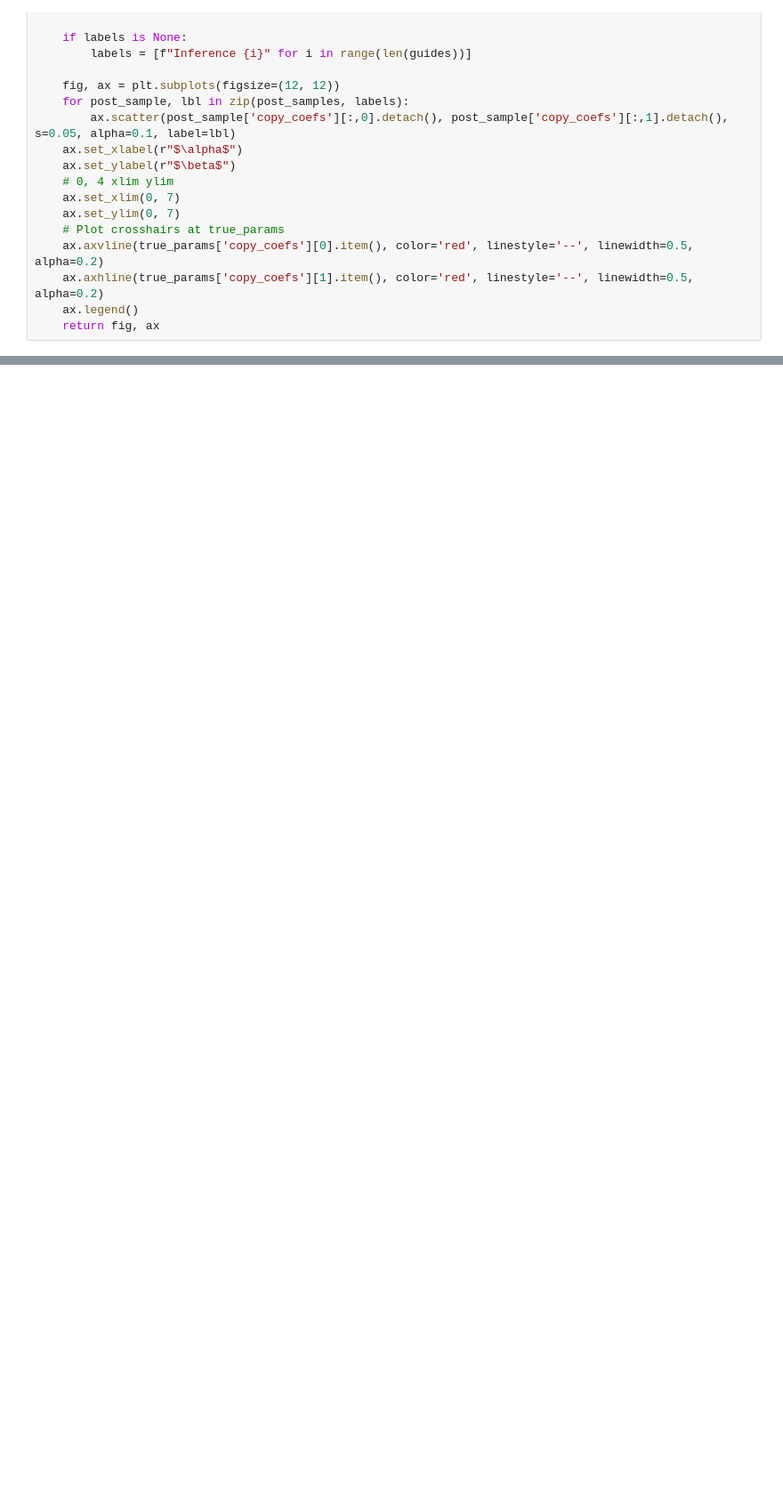
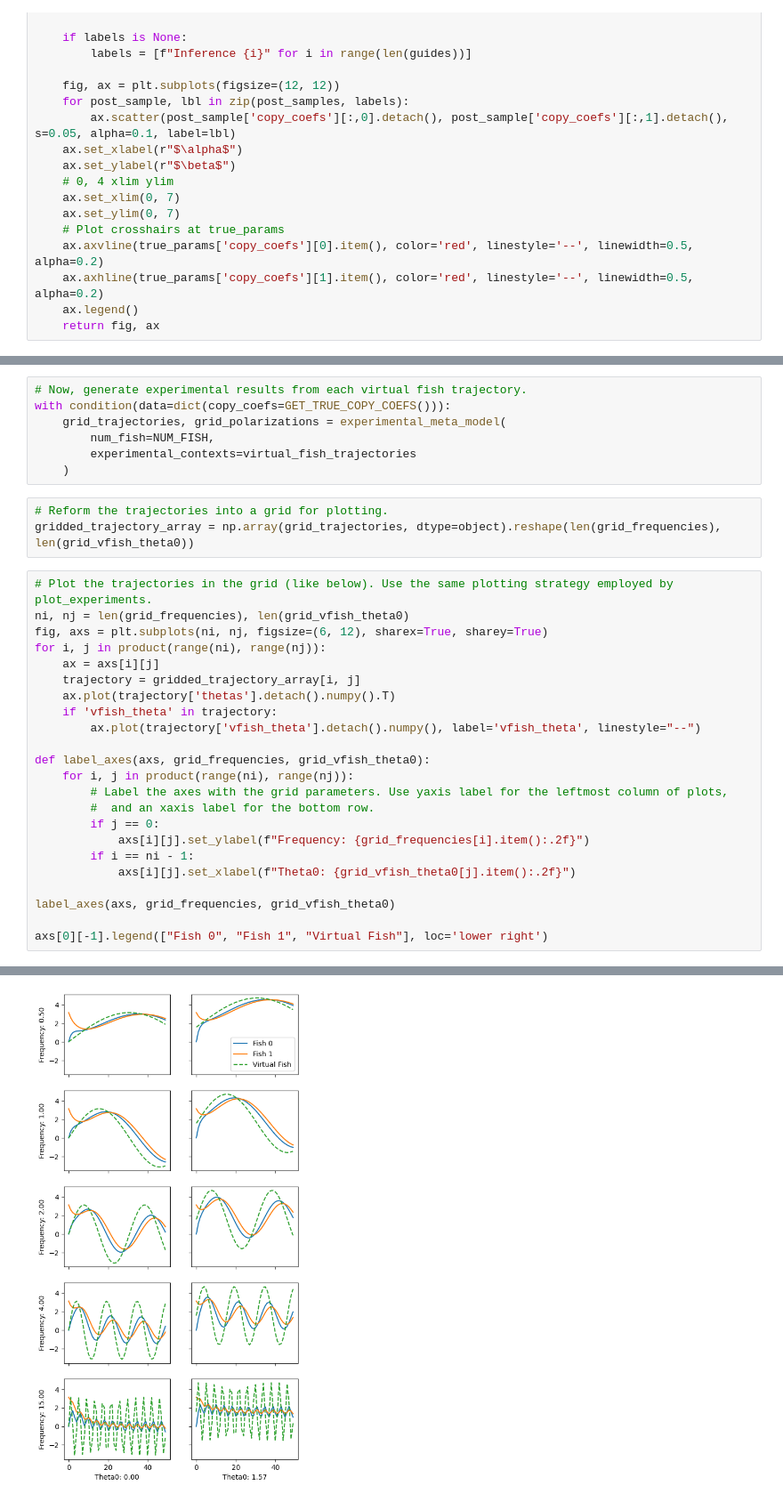
Before and after one commit to BasisResearch/chirho_diffeqpy, a Jupyter notebook: scratch/toy_fish_model2.ipynb, the cells around one changed output, grey strips where cells are left out. Shown at 89% size. Cells and saved outputs as stored; diff of their text form; blank space fills up the shorter version.

Commit message:
adds grid search over experimental parametes.

```diff
--- a/scratch/toy_fish_model2.ipynb
+++ b/scratch/toy_fish_model2.ipynb
@@ -559,0 +561,34 @@ Ellipsis
+# %%
+# Now, generate experimental results from each virtual fish trajectory.
+with condition(data=dict(copy_coefs=GET_TRUE_COPY_COEFS())):
+    grid_trajectories, grid_polarizations = experimental_meta_model(
+        num_fish=NUM_FISH,
+        experimental_contexts=virtual_fish_trajectories
+    )
+# %%
+# Reform the trajectories into a grid for plotting.
+gridded_trajectory_array = np.array(grid_trajectories, dtype=object).reshape(len(grid_frequencies), len(grid_vfish_theta0))
+# %%
+# Plot the trajectories in the grid (like below). Use the same plotting strategy employed by plot_experiments.
+ni, nj = len(grid_frequencies), len(grid_vfish_theta0)
+fig, axs = plt.subplots(ni, nj, figsize=(6, 12), sharex=True, sharey=True)
+for i, j in product(range(ni), range(nj)):
+    ax = axs[i][j]
+    trajectory = gridded_trajectory_array[i, j]
+    ax.plot(trajectory['thetas'].detach().numpy().T)
+    if 'vfish_theta' in trajectory:
+        ax.plot(trajectory['vfish_theta'].detach().numpy(), label='vfish_theta', linestyle="--")
+
+def label_axes(axs, grid_frequencies, grid_vfish_theta0):
+    for i, j in product(range(ni), range(nj)):
+        # Label the axes with the grid parameters. Use yaxis label for the leftmost column of plots,
+        #  and an xaxis label for the bottom row.
+        if j == 0:
+            axs[i][j].set_ylabel(f"Frequency: {grid_frequencies[i].item():.2f}")
+        if i == ni - 1:
+            axs[i][j].set_xlabel(f"Theta0: {grid_vfish_theta0[j].item():.2f}")
+
+label_axes(axs, grid_frequencies, grid_vfish_theta0)
+
+axs[0][-1].legend(["Fish 0", "Fish 1", "Virtual Fish"], loc='lower right')
+# %% [output]
@@ -559,0 +596 @@ Ellipsis
+[figure, added]
```
Also changed, not shown: parts of 21 cells of this notebook.
